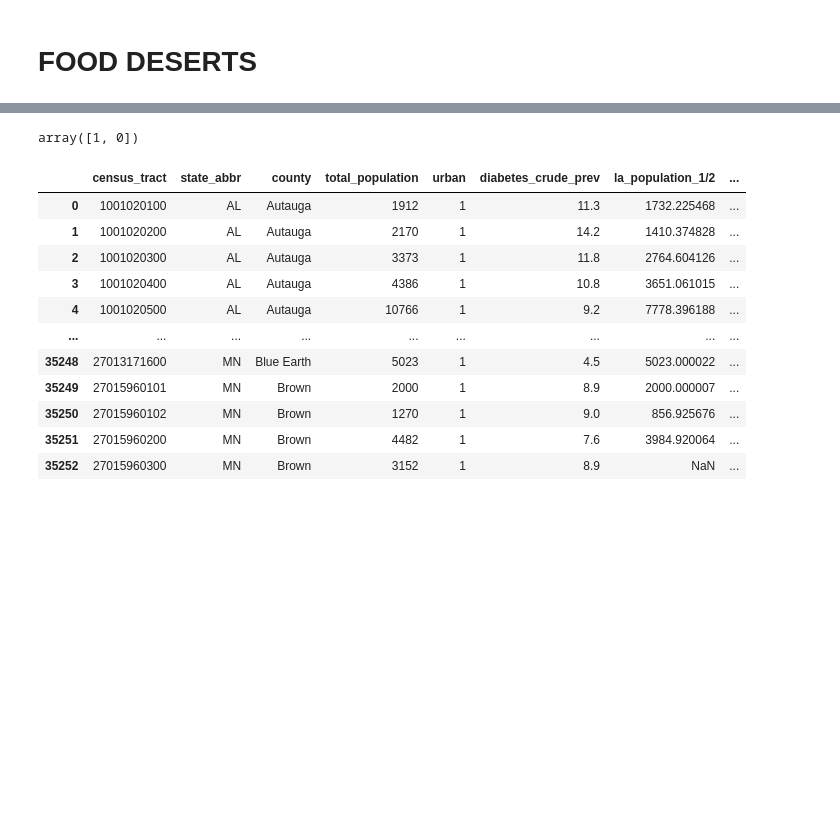
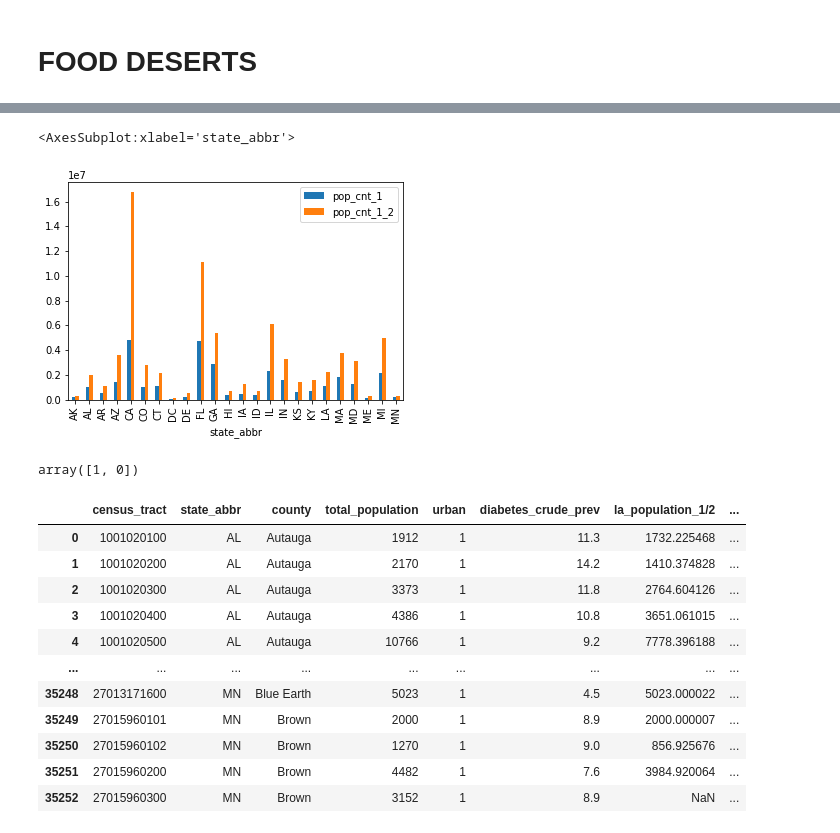
Before and after one commit to cowens87/ds4a_food_deserts, a Jupyter notebook: data_distributions.ipynb, the cells around one changed output, grey strips where cells are left out. Drawn from its saved outputs; the diff is of its cells as text; code cells hidden in the pictures; blank space fills up the shorter version.

```diff
--- a/data_distributions.ipynb
+++ b/data_distributions.ipynb
@@ -2,0 +77,7 @@
+# %%
+# correlation between distance from grocery store
+# grouping number of counties x amount of distance from a grocery store
+fd = urban_data[['state_abbr', 'la_population_1/2', 'la_population_1', 'total_population']]
+# fd = fd[fd.li_la_tracts_1_and_10_mile != 0]
+fd_totals = fd.groupby(['state_abbr']).agg(pop_cnt_1=('la_population_1', 'sum'), pop_cnt_1_2=('la_population_1/2', 'sum'))
+fd_totals
@@ -3,3 +103,8 @@
+# %%
+fd_totals.plot.bar()
+# %% [output]
+<AxesSubplot:xlabel='state_abbr'>
+[figure, added]
 # %%
 import json
 import pandas as pd
```
Also changed, not shown: parts of 12 cells of this notebook.
